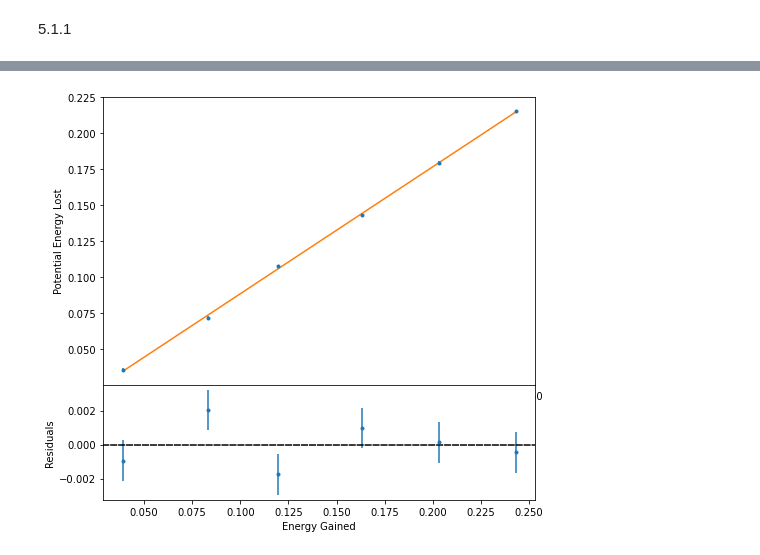
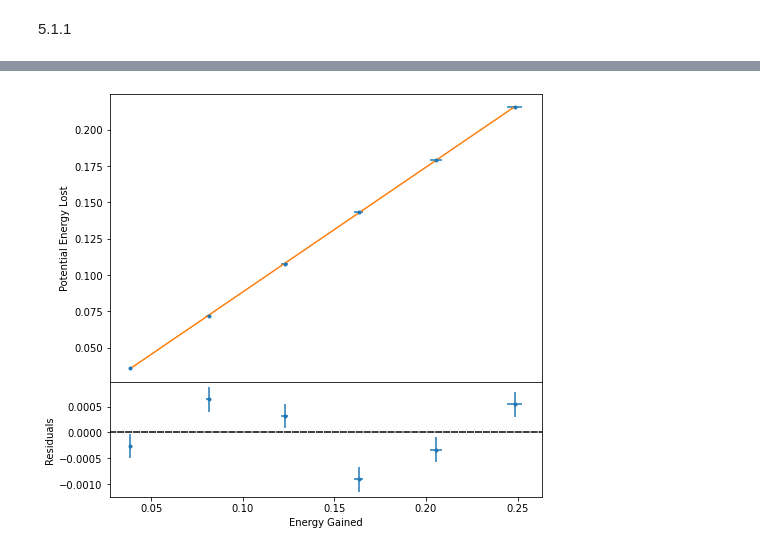
Before and after one commit to BenCoullNeveu/Experimental-Methods-1----Lab4----Rotational-Dynamics, a Jupyter notebook: Lab 4_with_error1.ipynb, the cells around one changed output, grey strips where cells are left out. Drawn from its saved outputs; the diff is of its cells as text; code cells hidden in the pictures.

```diff
--- a/Lab 4_with_error1.ipynb
+++ b/Lab 4_with_error1.ipynb
@@ -122,9 +122,10 @@ cylRout_unc = 0.01/1000
 cylRin_unc = 0.01/1000
 spindleM_unc = 0.01/1000
 g_montreal_unc = 0.001
-ruler_unc = 0.5/100 #cm to m
+ruler_unc = 0.1/100 #cm to m
 #For frequency data, uncertainty is set to 1 due to instrumental uncertainties (digital equipment)
 frequency_unc = 1
+time_unc = 0.5 #Uncertainty for time measured on phone (using stopwatch feature)
 # %% [markdown]
 5.1
 # %%
@@ -281,7 +285,16 @@ print(percentDif4)
 5.1.1
 # %%
 #importing time-distance measurements
-distanceTime = np.genfromtxt('distanceTimes.csv', delimiter=',')
-distanceTime = np.transpose(distanceTime)
-print(distanceTime)
+distanceTime_raw = np.genfromtxt('distanceTimes_raw.csv', delimiter=',')
+#distanceTime = np.transpose(distanceTime)
+transposed = np.transpose(distanceTime_raw)
+
+#array for the distances
+distances_array = transposed[0]
+distances = distances_array.tolist()
+
+#array for the times
+times_array = np.transpose(transposed[1:])
+times = times_array.tolist()
+print('distances', distances, '\ntimes', times, sep="\n")
 # %% [output]
@@ -289,0 +306,7 @@ print(distanceTime)
+# %%
+#Calculating mean times for each distance
+distanceTime = []
+for i in range(len(times)):
+    AverageTime = np.mean(times[i])
+    distanceTime.append(AverageTime)
+print('distanceTime',distanceTime, sep='\n')
@@ -365,7 +412,7 @@ print(pctDiffs)
 # %%
 #least squares fit on potential lost vs kinetic energy gained
 
-def leastSquares(x,y, yerror, Xaxtit, Yaxtit):
+def leastSquares(x,y, xerror, yerror, Xaxtit, Yaxtit):
     #getting my sums
     sumX = 0
     for i in x:
@@ -411,7 +458,7 @@ def leastSquares(x,y, yerror, Xaxtit, Yaxtit):
     fig = plt.figure()
     #Plotting data and model
     axes = fig.add_axes((0,0.4,1,1))
-    plt.errorbar(x, y, yerr=yerror, fmt='.')
+    plt.errorbar(x, y, xerr=xerror, yerr=yerror, fmt='.')
     plt.plot(lineX, lineY)
     #plt.grid()
 
@@ -420,7 +467,7 @@ def leastSquares(x,y, yerror, Xaxtit, Yaxtit):
     resids = []
     for n in range(len(x)):
         resids.append(m*x[n]+c - y[n])
-    plt.errorbar(x, resids, yerr=yerror,fmt='.')
+    plt.errorbar(x, resids, xerr=xerror, yerr=yerror,fmt='.')
     plt.axhline(y=0, color = 'black', linestyle = '--', dash_capstyle = 'projecting')
     #plt.grid()
 
@@ -431,6 +478,6 @@ def leastSquares(x,y, yerror, Xaxtit, Yaxtit):
 
     plt.show()
 # %%
-leastSquares(Egained, potentials, potentials_unc, 'Energy Gained', 'Potential Energy Lost')
+leastSquares(Egained, potentials, Egained_unc, potentials_unc, 'Energy Gained', 'Potential Energy Lost')
 # %% [output]
-[figure, old version]
+[figure, new version]
```
Also changed, not shown: parts of 5 cells of this notebook.
